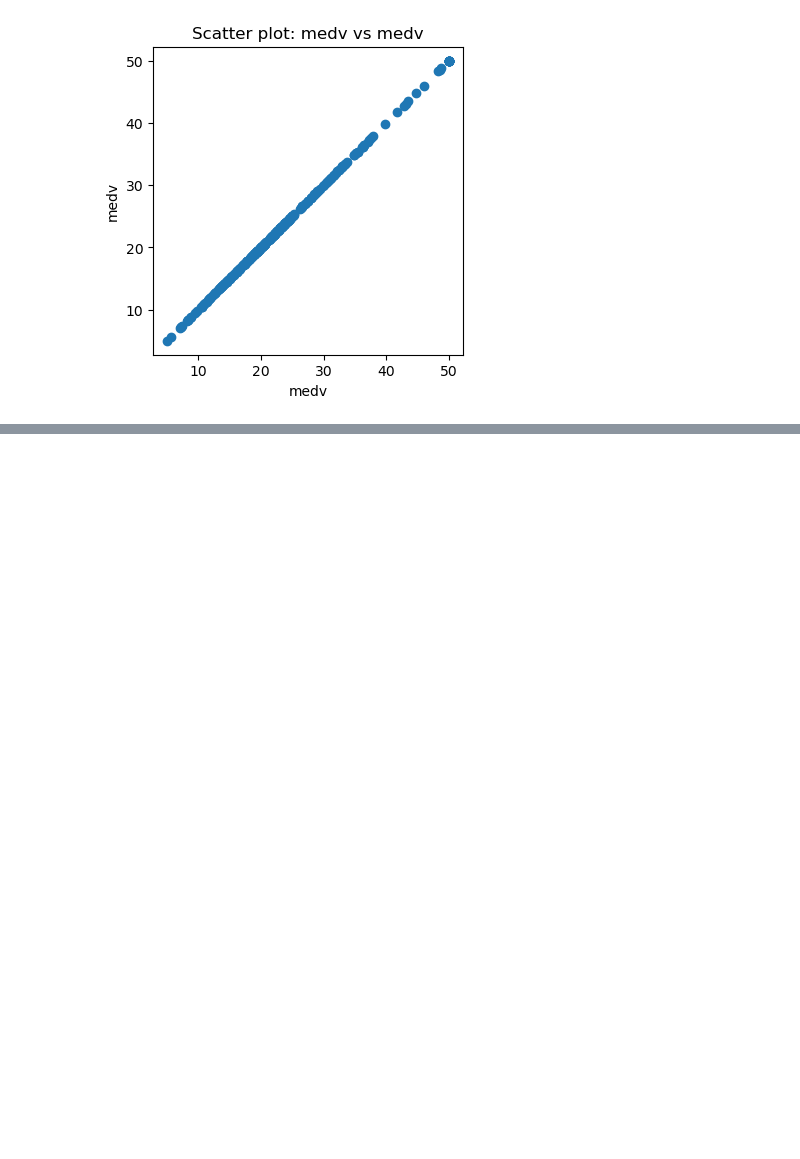
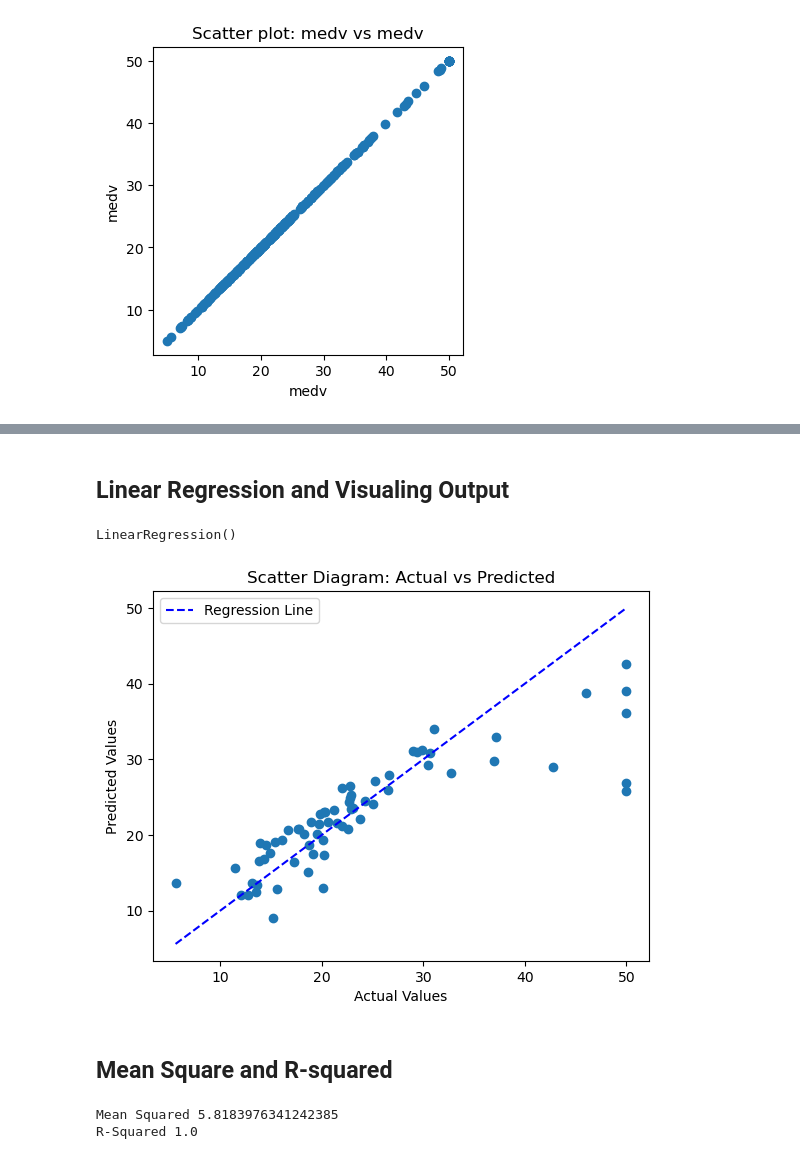
Before and after one commit to joharkhan99/Data-Science-Internship, a Jupyter notebook: Week1/Day2/Boston_Housing_Data_Analysis_Day2.ipynb, the cells around one changed output, grey strips where cells are left out. Saved outputs shown, nothing was run; the diff lists cells and outputs as text; code cells hidden in the pictures; blank space fills up the shorter version.

Commit message:
Added Regression, Mean Square and r-square

```diff
--- a/Week1/Day2/Boston_Housing_Data_Analysis_Day2.ipynb
+++ b/Week1/Day2/Boston_Housing_Data_Analysis_Day2.ipynb
@@ -105,0 +112,4 @@ for column in df.columns[1:]:
+# %%
+df.medv.fillna(df.medv.mean(), inplace=True)
+
+df
@@ -107,7 +133,10 @@ for column in df.columns[1:]:
 from sklearn.model_selection import train_test_split
 
 # Split arrays or matrices into random train and test subsets
-training_data, testing_data = train_test_split(df, test_size=0.2, random_state=25)
+x = df.drop('medv', axis=1)
+y = df['medv']
 
-testing_data
+X_train, X_test, y_train, y_test = train_test_split(x, y, test_size=0.2, random_state=25)
+
+y_train
 # %% [output]
@@ -126,0 +157,8 @@ testing_data
+# %%
+from sklearn.preprocessing import StandardScaler
+
+scaler = StandardScaler()
+X_train_scaled = scaler.fit_transform(X_train)
+X_test_scaled = scaler.transform(X_test)
+
+X_train_scaled
@@ -126,0 +179,38 @@ testing_data
+# %% [markdown]
+## Linear Regression and Visualing Output
+# %%
+from sklearn.linear_model import LinearRegression
+
+model = LinearRegression()
+model.fit(X_train_scaled, y_train)
+# %% [output]
+LinearRegression()
+# %%
+y_pred = model.predict(X_test_scaled)
+
+# Plot the scatter diagram
+plt.scatter(y_test, y_pred)
+plt.plot([y_test.min(), y_test.max()], [y_test.min(), y_test.max()], 'b--', label='Regression Line')
+plt.xlabel('Actual Values')
+plt.ylabel('Predicted Values')
+plt.title('Scatter Diagram: Actual vs Predicted')
+plt.legend()
+plt.show()
+# %% [output]
+[figure, added]
+# %% [markdown]
+## Mean Square and R-squared
+# %%
+# Mean Square and R-squared
+from sklearn.metrics import mean_squared_error
+from sklearn.metrics import r2_score
+import math
+
+mean_sqrt = math.sqrt(mean_squared_error(y_test, y_pred))
+r_sqrt = r2_score(y_test,y_test)
+
+print("Mean Squared {}".format(mean_sqrt))
+print("R-Squared {}".format(r_sqrt))
+# %% [output]
+Mean Squared 5.8183976341242385
+R-Squared 1.0
```
Also changed, not shown: parts of 8 cells of this notebook.
